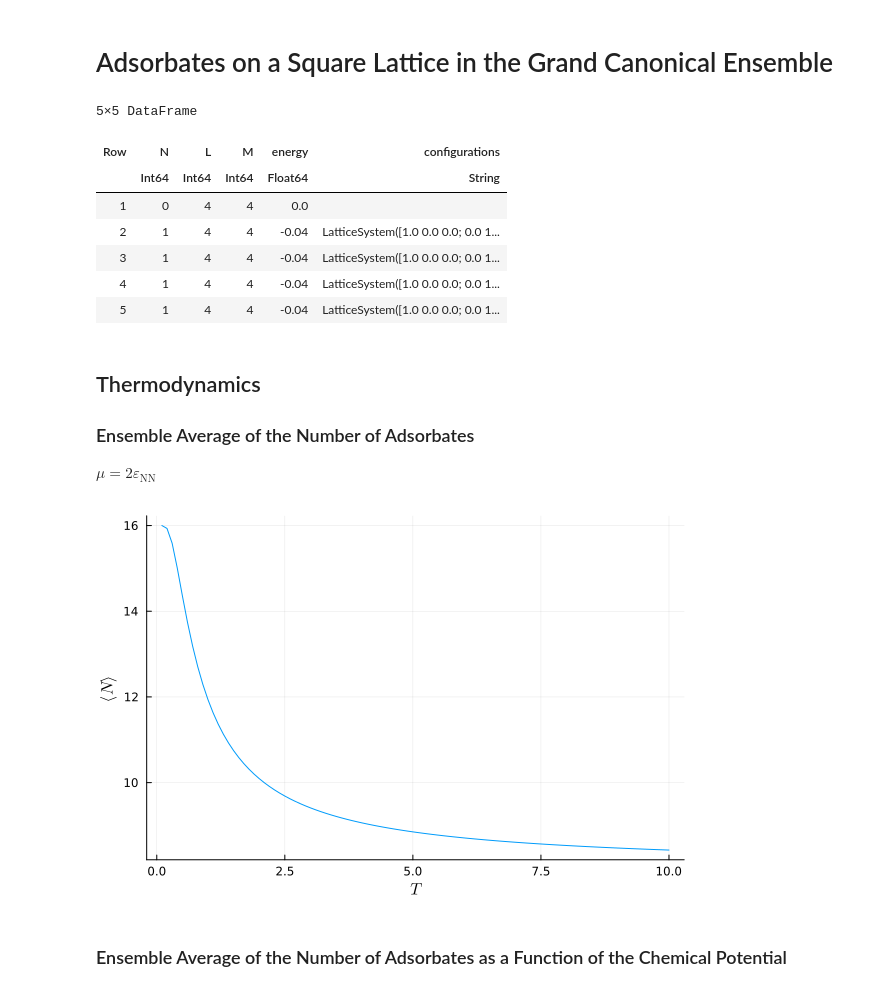
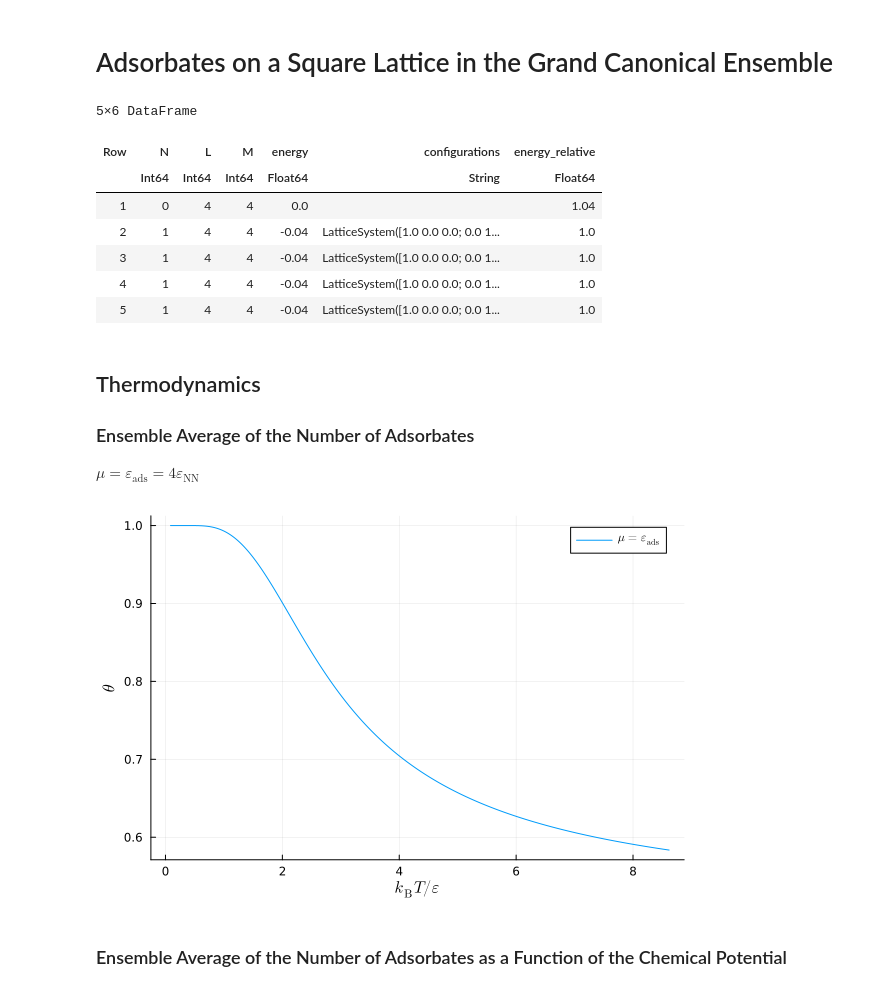
Before and after one commit to wexlergroup/FreeBird.jl, a Jupyter notebook: scripts/gc-ns-square-lattice.ipynb, the cells around one changed output. Saved outputs shown, nothing was run; the diff lists cells and outputs as text; code cells hidden in the pictures.

Commit message:
Refactor example of grand canonical approach to the phase diagram of adsorbates on a square lattice

```diff
--- a/scripts/gc-ns-square-lattice.ipynb
+++ b/scripts/gc-ns-square-lattice.ipynb
@@ -12,56 +12,63 @@ df_microstates = CSV.read("data/microstates_exact_square_L4_M4_adsorption-0.04_n
 # Add a row at the beginning for N=0
 df_microstates = vcat(DataFrame(N=0, L=4, M=4, energy=0, configurations=""), df_microstates)
 
+# Add a column for the energy relative to the minimum energy
+minimum_energy = minimum(df_microstates[!, :energy])
+df_microstates[!, :energy_relative] = df_microstates[!, :energy] .- minimum_energy
+
 # Print the first few rows
 first(df_microstates, 5)
 # %% [output]
-5×5 DataFrame
+5×6 DataFrame
-| Row | N | L | M | energy | configurations |
-|  | Int64 | Int64 | Int64 | Float64 | String |
-| 1 | 0 | 4 | 4 | 0.0 |  |
-| 2 | 1 | 4 | 4 | -0.04 | LatticeSystem([1.0 0.0 0.0; 0.0 1... |
-| 3 | 1 | 4 | 4 | -0.04 | LatticeSystem([1.0 0.0 0.0; 0.0 1... |
-| 4 | 1 | 4 | 4 | -0.04 | LatticeSystem([1.0 0.0 0.0; 0.0 1... |
-| 5 | 1 | 4 | 4 | -0.04 | LatticeSystem([1.0 0.0 0.0; 0.0 1... |
+| Row | N | L | M | energy | configurations | energy_relative |
+|  | Int64 | Int64 | Int64 | Float64 | String | Float64 |
+| 1 | 0 | 4 | 4 | 0.0 |  | 1.04 |
+| 2 | 1 | 4 | 4 | -0.04 | LatticeSystem([1.0 0.0 0.0; 0.0 1... | 1.0 |
+| 3 | 1 | 4 | 4 | -0.04 | LatticeSystem([1.0 0.0 0.0; 0.0 1... | 1.0 |
+| 4 | 1 | 4 | 4 | -0.04 | LatticeSystem([1.0 0.0 0.0; 0.0 1... | 1.0 |
+| 5 | 1 | 4 | 4 | -0.04 | LatticeSystem([1.0 0.0 0.0; 0.0 1... | 1.0 |
 # %% [markdown]
 ## Thermodynamics
 
 ### Ensemble Average of the Number of Adsorbates
 
-$ \mu = 2 \varepsilon_{\mathrm{NN}} $
+$ \mu = \varepsilon_{\mathrm{ads}} = 4 \varepsilon_{\mathrm{NN}} $
 # %%
 Ns = unique(df_microstates.N)
-Ts = collect(0.1:0.1:10)
-βs = 1 ./ Ts
-μ = 1
+Ts = collect(1:1:1000)
+βs = 1 ./ (k_B .* Ts)
+μ = -0.04
 
 # Loop over all (N, E) pairs
 Z = zeros(length(βs))
 numerator = zeros(length(βs))
 for N in Ns
     df_microstates_N = deepcopy(df_microstates[df_microstates.N .== N, :])
 
     # Compute the grand potential
-    E = deepcopy(df_microstates_N.energy)
+    E = deepcopy(df_microstates_N.energy_relative)
     Ω = E .- μ * N
 
     # Compute the exponential of minus β multiplied by the grand potential
     Z_N = zeros(length(βs))
     numerator_N = zeros(length(βs))
     for (i, β) in enumerate(βs)
         Z_N[i] = sum(exp.(-β .* Ω))
         numerator_N[i] = sum(exp.(-β .* Ω) .* N)
     end
 
     # Add the contribution of this (N, E) pair to the grand partition function
     Z .+= Z_N
     numerator .+= numerator_N
 end
 
+# Compute the ensemble average of the coverage
+θ = numerator ./ Z / Ns[end]
+
 # Plot the average number of particles
-plot(Ts, numerator ./ Z, label="", xlabel="\$T\$", ylabel="\$\\langle N \\rangle\$")
+plot(Ts .* (k_B / 0.01), θ, label="\$ \\mu = \\varepsilon_{\\mathrm{ads}} \$", xlabel="\$ k_{\\mathrm{B}} T / \\varepsilon \$", ylabel="\$ \\theta \$")
 # %% [output]
-[figure, old version]
+[figure, new version]
 # %% [markdown]
 ### Ensemble Average of the Number of Adsorbates as a Function of the Chemical Potential
 # %%
```
Also changed, not shown: parts of 3 cells of this notebook.
